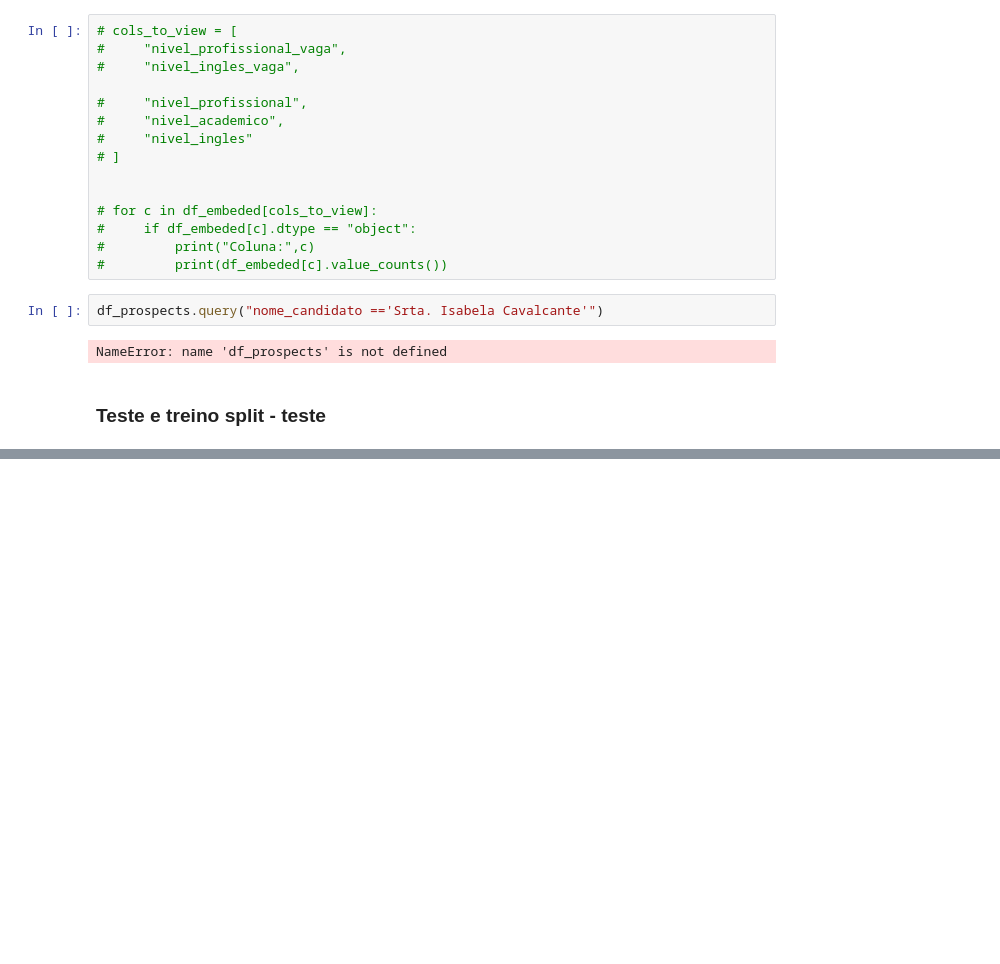
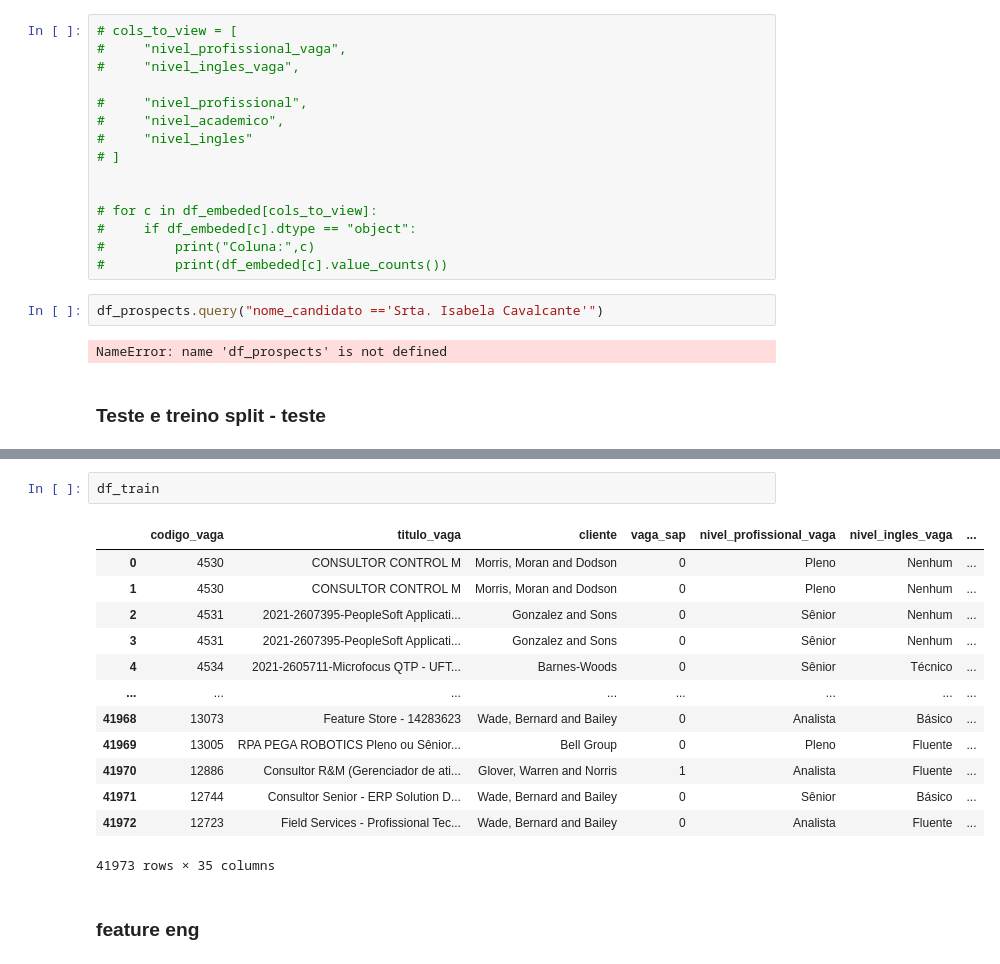
Before and after one commit to matheusbuniotto/datathon-mlops-rh-ia, a Jupyter notebook: notebooks/explorer.ipynb, the cells around one changed output, grey strips where cells are left out. Drawn from its saved outputs; the diff is of its cells as text; blank space fills up the shorter version.

```diff
--- a/notebooks/explorer.ipynb
+++ b/notebooks/explorer.ipynb
@@ -95,0 +129,18 @@ ValueError: A given column is not a column of the dataframe
+# %%
+df_train
+# %% [output]
+|  | codigo_vaga | titulo_vaga | cliente | vaga_sap | nivel_profissional_vaga | nivel_ingles_vaga | ... |
+| 0 | 4530 | CONSULTOR CONTROL M | Morris, Moran and Dodson | 0 | Pleno | Nenhum | ... |
+| 1 | 4530 | CONSULTOR CONTROL M | Morris, Moran and Dodson | 0 | Pleno | Nenhum | ... |
+| 2 | 4531 | 2021-2607395-PeopleSoft Applicati... | Gonzalez and Sons | 0 | Sênior | Nenhum | ... |
+| 3 | 4531 | 2021-2607395-PeopleSoft Applicati... | Gonzalez and Sons | 0 | Sênior | Nenhum | ... |
+| 4 | 4534 | 2021-2605711-Microfocus QTP - UFT... | Barnes-Woods | 0 | Sênior | Técnico | ... |
+| ... | ... | ... | ... | ... | ... | ... | ... |
+| 41968 | 13073 | Feature Store - 14283623 | Wade, Bernard and Bailey | 0 | Analista | Básico | ... |
+| 41969 | 13005 | RPA PEGA ROBOTICS Pleno ou Sênior... | Bell Group | 0 | Pleno | Fluente | ... |
+| 41970 | 12886 | Consultor R&M (Gerenciador de ati... | Glover, Warren and Norris | 1 | Analista | Fluente | ... |
+| 41971 | 12744 | Consultor Senior - ERP Solution D... | Wade, Bernard and Bailey | 0 | Sênior | Básico | ... |
+| 41972 | 12723 | Field Services - Profissional Tec... | Wade, Bernard and Bailey | 0 | Analista | Fluente | ... |
+41973 rows × 35 columns
+# %% [markdown]
+### feature eng
```
Also changed, not shown: parts of 9 cells of this notebook, 5 other files.
